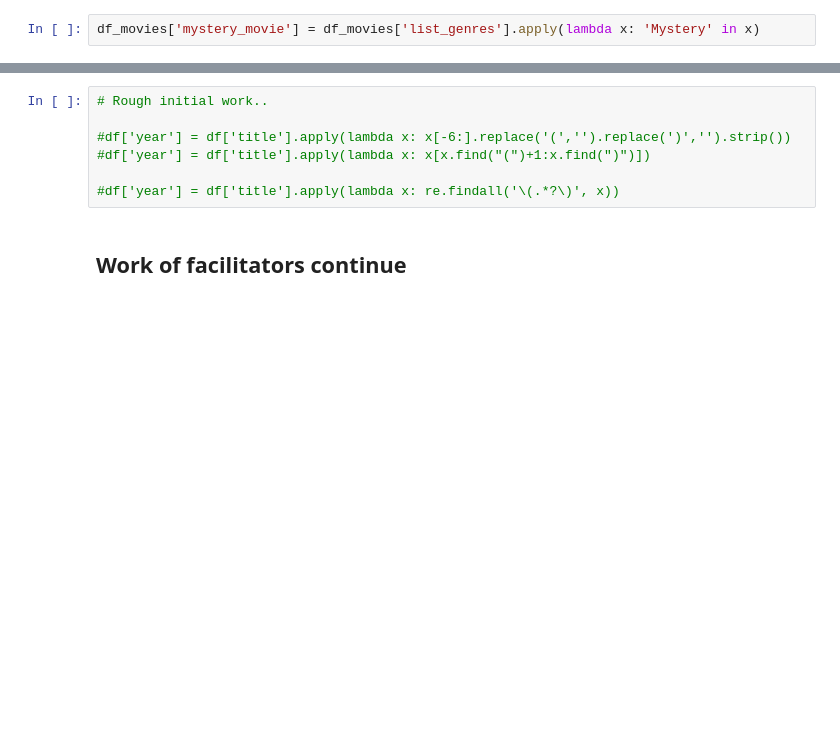
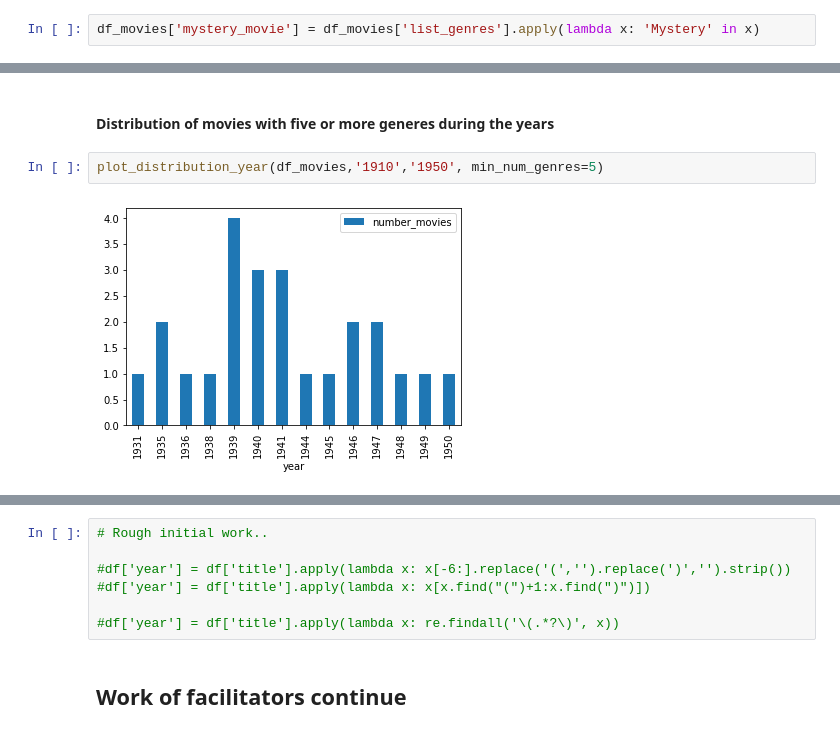
Before and after one commit to rcuevass/original-handson-packages, a Jupyter notebook: recommender systems/notebooks/1.0-movielens-eda.ipynb, the cells around one changed output, grey strips where cells are left out. Cells and saved outputs as stored; diff of their text form; blank space fills up the shorter version.

```diff
--- a/recommender systems/notebooks/1.0-movielens-eda.ipynb
+++ b/recommender systems/notebooks/1.0-movielens-eda.ipynb
@@ -301,0 +332,6 @@ plot_distribution_year('1980','2020')
+# %% [markdown]
+#### Distribution of movies with five or more generes during the years
+# %%
+plot_distribution_year(df_movies,'1910','1950', min_num_genres=5)
+# %% [output]
+[figure, added]
```
Also changed, not shown: parts of 38 cells of this notebook.
